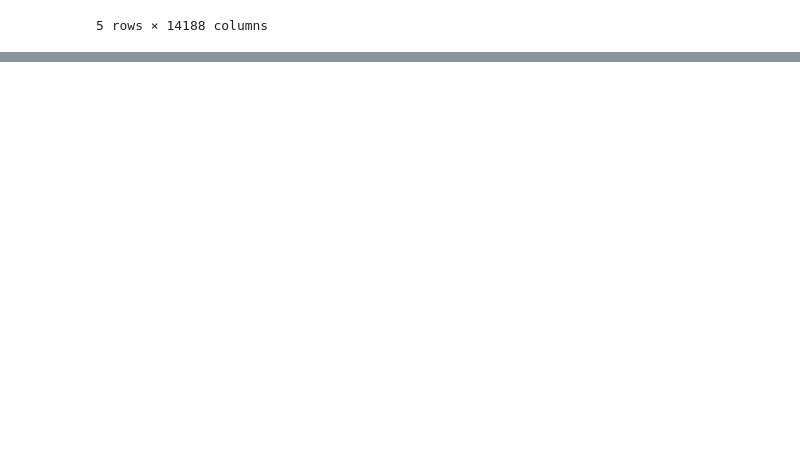
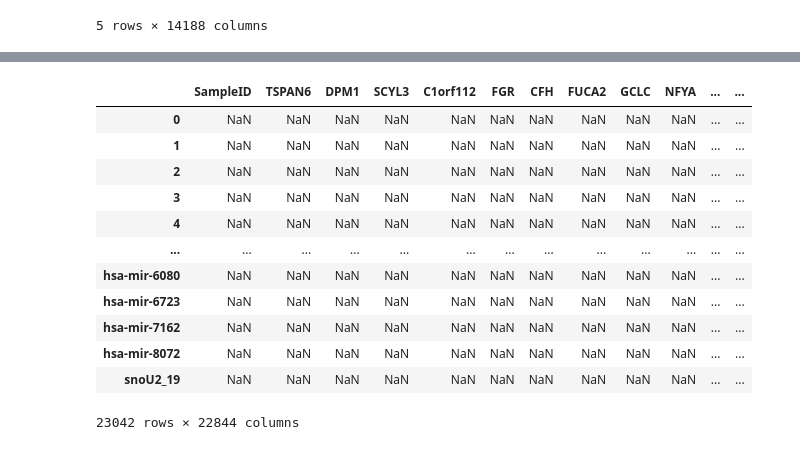
Before and after one commit to Eden5165/workshop_genomic, a Jupyter notebook: test_notebook_yael.ipynb, the cells around one changed output, grey strips where cells are left out. Cells and saved outputs as stored; diff of their text form; code cells hidden in the pictures; blank space fills up the shorter version.

```diff
--- a/test_notebook_yael.ipynb
+++ b/test_notebook_yael.ipynb
@@ -221,0 +224,3 @@ beat_rnaseq_x_tcga_trans.columns[0]
+# %%
+beat_rnaseq_df = data_prep_utils.get_df("beat_rnaseq")
+beat_rnaseq_trans = data_prep_utils.transpose_df(beat_rnaseq_df)
@@ -221,0 +242,18 @@ beat_rnaseq_x_tcga_trans.columns[0]
+# %%
+beat_rnaseq_trans.sum(axis=0)[1]
+beat_rna_cols_sums = beat_rnaseq_trans.sum(axis=0)
+beat_rnaseq_trans_sum = beat_rnaseq_trans.div(beat_rna_cols_sums, axis=0)
+# %% [output]
+|  | SampleID | TSPAN6 | DPM1 | SCYL3 | C1orf112 | FGR | CFH | FUCA2 | GCLC | NFYA | ... | ... |
+| 0 | NaN | NaN | NaN | NaN | NaN | NaN | NaN | NaN | NaN | NaN | ... | ... |
+| 1 | NaN | NaN | NaN | NaN | NaN | NaN | NaN | NaN | NaN | NaN | ... | ... |
+| 2 | NaN | NaN | NaN | NaN | NaN | NaN | NaN | NaN | NaN | NaN | ... | ... |
+| 3 | NaN | NaN | NaN | NaN | NaN | NaN | NaN | NaN | NaN | NaN | ... | ... |
+| 4 | NaN | NaN | NaN | NaN | NaN | NaN | NaN | NaN | NaN | NaN | ... | ... |
+| ... | ... | ... | ... | ... | ... | ... | ... | ... | ... | ... | ... | ... |
+| hsa-mir-6080 | NaN | NaN | NaN | NaN | NaN | NaN | NaN | NaN | NaN | NaN | ... | ... |
+| hsa-mir-6723 | NaN | NaN | NaN | NaN | NaN | NaN | NaN | NaN | NaN | NaN | ... | ... |
+| hsa-mir-7162 | NaN | NaN | NaN | NaN | NaN | NaN | NaN | NaN | NaN | NaN | ... | ... |
+| hsa-mir-8072 | NaN | NaN | NaN | NaN | NaN | NaN | NaN | NaN | NaN | NaN | ... | ... |
+| snoU2_19 | NaN | NaN | NaN | NaN | NaN | NaN | NaN | NaN | NaN | NaN | ... | ... |
+23042 rows × 22844 columns
```
Also changed, not shown: parts of 8 cells of this notebook, 2 other files.
